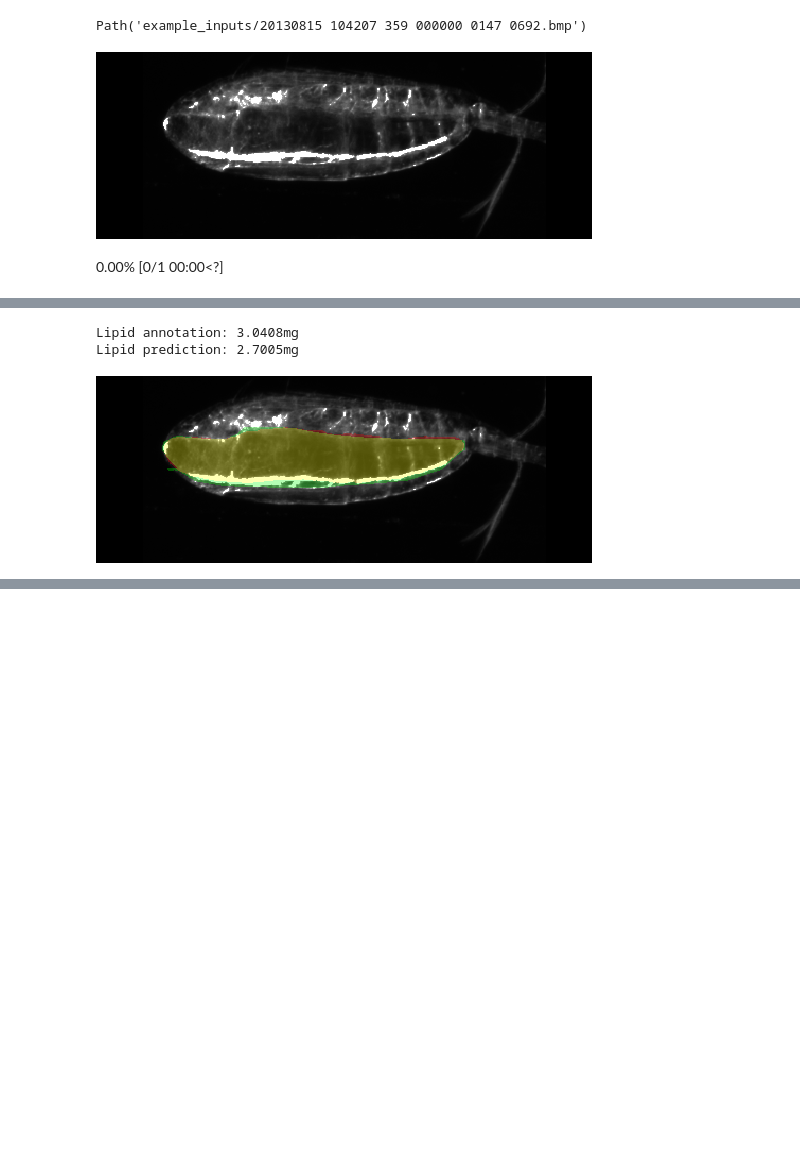
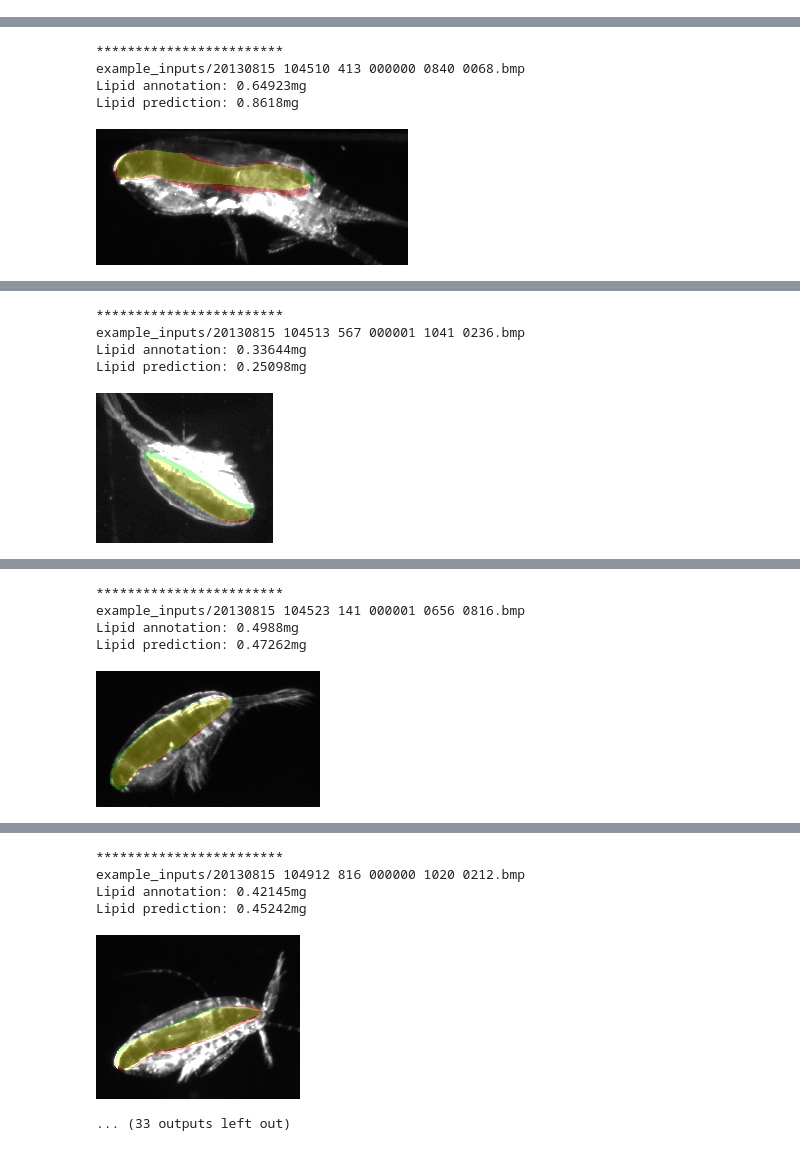
Before and after one commit to Appsilon/copepods-lipid-content, a Jupyter notebook: inference.ipynb, the cells around one changed output, grey strips where cells are left out. Drawn from its saved outputs; the diff is of its cells as text; code cells hidden in the pictures; blank space fills up the shorter version.

Commit message:
Add example images

```diff
--- a/inference.ipynb
+++ b/inference.ipynb
@@ -54,36 +59,26 @@ imgs
-# %%
-# Change number 0 to number 0-10 or provide your own paths for image and segmentation.
-# If there is no segmentation make p_segmentation = None
-pimg = imgs[1]
-p_segmentation = image2segmentation_path(pimg)
-# p_segmentation = None
-pimg
-# %% [output]
-Path('example_inputs/20130815 104207 359 000000 0147 0692.bmp')
-# %%
-im = Image.open(pimg)
-im
-# %% [output]
-[figure, removed]
 # %%
-im = Image.open(pimg)
-mask, *_ = model.predict(pimg)
-im_pred_mask = mask.numpy()
+for pimg in imgs:
+    im = Image.open(pimg)
+    p_segmentation = image2segmentation_path(pimg)
 
-if p_segmentation is not None:
-    im_truth = np.array(Image.open(p_segmentation).convert("L"))
-else:
-    im_truth = np.zeros_like(im_pred_mask)
+    mask, *_ = model.predict(pimg)
+    im_pred_mask = mask.numpy()
 
-img_with_masks = add_mask2(im, im_truth, im_pred_mask)
+    if p_segmentation is not None:
+        im_truth = np.array(Image.open(p_segmentation).convert("L"))
+    else:
+        im_truth = np.zeros_like(im_pred_mask)
 
-lipid_annotated = area2mass(pixels2area((im_truth > 0).sum()))
-lipid_predicted = area2mass(pixels2area((im_pred_mask > 0.5).sum()))
-print(f"Lipid annotation: {lipid_annotated:.5}mg")
-print(f"Lipid prediction: {lipid_predicted:.5}mg")
-# Green - annotation
-# Red - prediction
-# Yellow - overlap
-img_with_masks.convert("RGB")
+    img_with_masks = add_mask2(im, im_truth, im_pred_mask)
+
+    lipid_annotated = area2mass(pixels2area((im_truth > 0).sum()))
+    lipid_predicted = area2mass(pixels2area((im_pred_mask > 0.5).sum()))
+    print("************************")
+    print(pimg)
+    print(f"Lipid annotation: {lipid_annotated:.5}mg")
+    print(f"Lipid prediction: {lipid_predicted:.5}mg")
+    # Green - annotation
+    # Red - prediction
+    # Yellow - overlap
+    display(img_with_masks.convert("RGB"))
 # %% [output]
-0.00% [0/1 00:00<?]
@@ -90,3 +86,5 @@ img_with_masks.convert("RGB")
-Lipid annotation: 3.0408mg
-Lipid prediction: 2.7005mg
+************************
+example_inputs/20130815 104510 413 000000 0840 0068.bmp
+Lipid annotation: 0.64923mg
+Lipid prediction: 0.8618mg
-[figure, old version]
+[figure, new version]
@@ -92,0 +92,5 @@ Lipid prediction: 2.7005mg
+************************
+example_inputs/20130815 104513 567 000001 1041 0236.bmp
+Lipid annotation: 0.33644mg
+Lipid prediction: 0.25098mg
+[figure, added]
@@ -92,0 +98,5 @@ Lipid prediction: 2.7005mg
+************************
+example_inputs/20130815 104523 141 000001 0656 0816.bmp
+Lipid annotation: 0.4988mg
+Lipid prediction: 0.47262mg
+[figure, added]
@@ -92,0 +104,6 @@ Lipid prediction: 2.7005mg
+************************
+example_inputs/20130815 104912 816 000000 1020 0212.bmp
+Lipid annotation: 0.42145mg
+Lipid prediction: 0.45242mg
+[figure, added]
+... (33 outputs left out)
```
Also changed, not shown: parts of 3 cells of this notebook, 49 other files.
